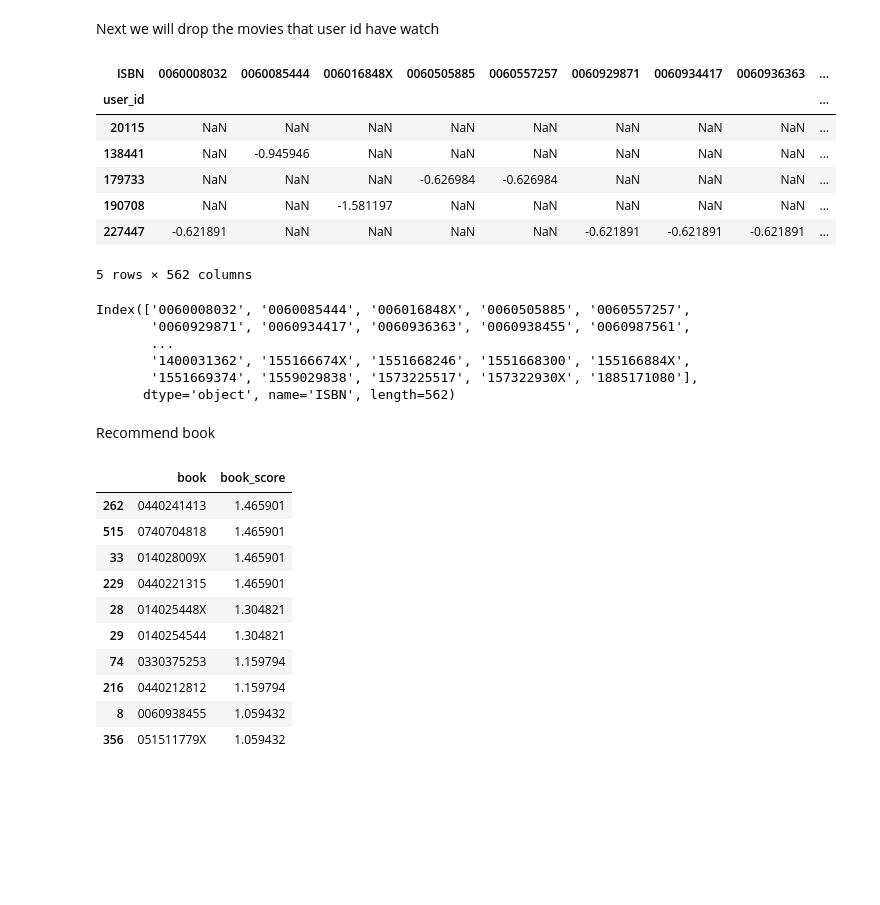
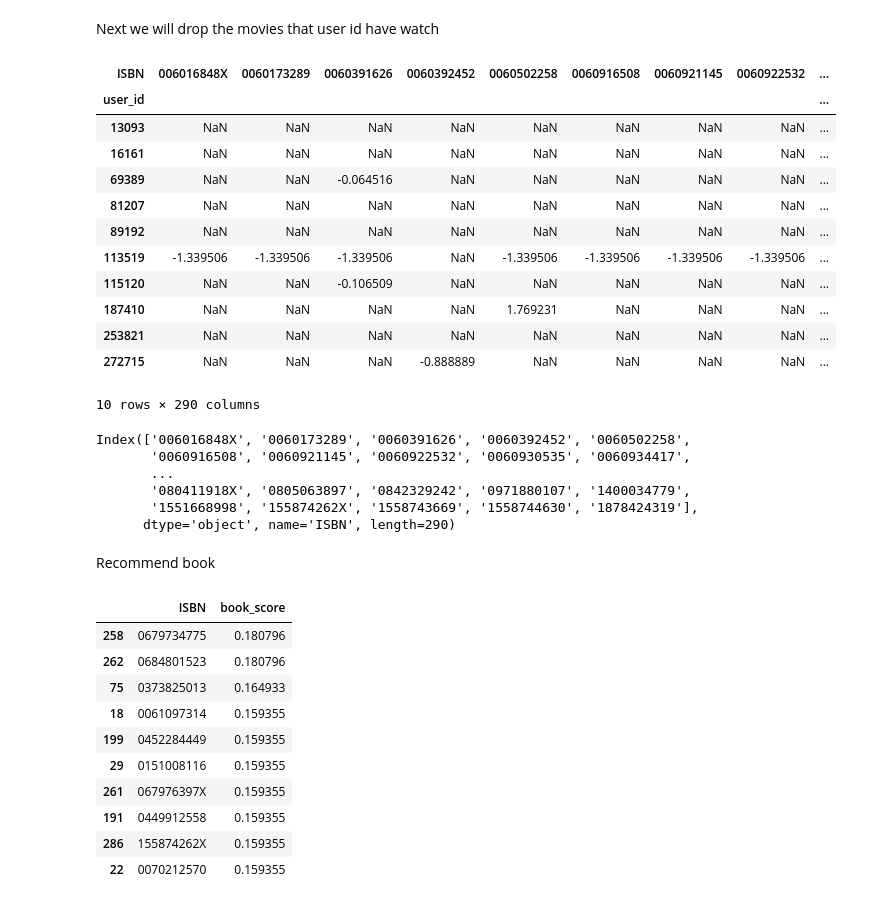
Before and after one commit to lehangan/book-rec, a Jupyter notebook: ngan/Untitled2.ipynb, the cells around one changed output. Drawn from its saved outputs; the diff is of its cells as text; code cells hidden in the pictures; blank space fills up the shorter version.

```diff
--- a/ngan/Untitled2.ipynb
+++ b/ngan/Untitled2.ipynb
@@ -16,9 +16,9 @@ def loaddata(filename):
     df = pd.read_csv(f'{filename}.csv',sep=';',error_bad_lines=False,warn_bad_lines=False,encoding='latin-1')
     return df
 
-book   = loaddata("BX-Books")
-user   = loaddata("BX-Users")
-rating = loaddata("BX-Book-Ratings")
+book   = loaddata("../../BX-Books")
+user   = loaddata("../../BX-Users")
+rating = loaddata("../../BX-Book-Ratings")
 # %%
 #Preprocessing Data
 book = book[['ISBN', 'Book-Title', 'Book-Author', 'Year-Of-Publication', 'Publisher']]
@@ -85,8 +85,8 @@ rating_books
 # In order to avoid rating bias & for making good recommendations, limit the dataset to only those
 # users that have made at least 250 ratings & books that have received at least 50 ratings
 
-rating = rating[rating['user_id'].isin(rating_users[rating_users['rating']>250]['user_id'])]
-rating = rating[rating['ISBN'].isin(rating_books[rating_books['rating']> 50]['ISBN'])]
+rating = rating[rating['user_id'].isin(rating_users[rating_users['rating']>=100]['user_id'])]
+rating = rating[rating['ISBN'].isin(rating_books[rating_books['rating']>= 100]['ISBN'])]
 
 rating
 # %% [output]
@@ -732,5 +691,5 @@ u_sim
 # %%
 # number of similar users
-k = 5
+k = 10
 # %%
-picked_u
+picked_u = 4017
@@ -776,56 +743,62 @@ Next we will drop the movies that user id have watch
 similar_user_book.drop(picked_userid_read.columns,axis=1, inplace = True,errors = 'ignore')
 similar_user_book
 # %% [output]
-| ISBN | 0060008032 | 0060085444 | 006016848X | 0060505885 | 0060557257 | 0060929871 | 0060934417 | 0060936363 | ... |
+| ISBN | 006016848X | 0060173289 | 0060391626 | 0060392452 | 0060502258 | 0060916508 | 0060921145 | 0060922532 | ... |
 | user_id |  |  |  |  |  |  |  |  | ... |
-| 20115 | NaN | NaN | NaN | NaN | NaN | NaN | NaN | NaN | ... |
-| 138441 | NaN | -0.945946 | NaN | NaN | NaN | NaN | NaN | NaN | ... |
-| 179733 | NaN | NaN | NaN | -0.626984 | -0.626984 | NaN | NaN | NaN | ... |
-| 190708 | NaN | NaN | -1.581197 | NaN | NaN | NaN | NaN | NaN | ... |
-| 227447 | -0.621891 | NaN | NaN | NaN | NaN | -0.621891 | -0.621891 | -0.621891 | ... |
+| 13093 | NaN | NaN | NaN | NaN | NaN | NaN | NaN | NaN | ... |
+| 16161 | NaN | NaN | NaN | NaN | NaN | NaN | NaN | NaN | ... |
+| 69389 | NaN | NaN | -0.064516 | NaN | NaN | NaN | NaN | NaN | ... |
+| 81207 | NaN | NaN | NaN | NaN | NaN | NaN | NaN | NaN | ... |
+| 89192 | NaN | NaN | NaN | NaN | NaN | NaN | NaN | NaN | ... |
+| 113519 | -1.339506 | -1.339506 | -1.339506 | NaN | -1.339506 | -1.339506 | -1.339506 | -1.339506 | ... |
+| 115120 | NaN | NaN | -0.106509 | NaN | NaN | NaN | NaN | NaN | ... |
+| 187410 | NaN | NaN | NaN | NaN | 1.769231 | NaN | NaN | NaN | ... |
+| 253821 | NaN | NaN | NaN | NaN | NaN | NaN | NaN | NaN | ... |
+| 272715 | NaN | NaN | NaN | -0.888889 | NaN | NaN | NaN | NaN | ... |
-5 rows × 562 columns
+10 rows × 290 columns
 # %%
 similar_user_book.columns
 # %% [output]
-Index(['0060008032', '0060085444', '006016848X', '0060505885', '0060557257',
-       '0060929871', '0060934417', '0060936363', '0060938455', '0060987561',
+Index(['006016848X', '0060173289', '0060391626', '0060392452', '0060502258',
+       '0060916508', '0060921145', '0060922532', '0060930535', '0060934417',
        ...
-       '1400031362', '155166674X', '1551668246', '1551668300', '155166884X',
-       '1551669374', '1559029838', '1573225517', '157322930X', '1885171080'],
-      dtype='object', name='ISBN', length=562)
+       '080411918X', '0805063897', '0842329242', '0971880107', '1400034779',
+       '1551668998', '155874262X', '1558743669', '1558744630', '1878424319'],
+      dtype='object', name='ISBN', length=290)
 # %% [markdown]
 Recommend book
 # %%
 item_score = {}
 
 for i in similar_user_book.columns:
     book_rating = similar_user_book[i]
     # create a variable to score the score
     total = 0
     # variable to store the number of score
-    count = 0
+    divide = 0
     for u in similar_user.index:
         if pd.isna(book_rating[u]) == False:
             score = similar_user[u] * book_rating[u]
             total +=score
-            count +=1
+            divide += abs(book_rating[u])
     # get average score for item
-    item_score[i] = total/count
+    item_score[i] = total/divide
 
-item_score = pd.DataFrame(item_score.items(), columns=['book', 'book_score'])
+m = 10
+item_score = pd.DataFrame(item_score.items(), columns=['ISBN', 'book_score'])
 ranked_item_score = item_score.sort_values(by= 'book_score', ascending=False)
 
-m=10
-ranked_item_score.head(m)
+ranked_book = ranked_item_score.head(10)
+ranked_book
 # %% [output]
-|  | book | book_score |
-| 262 | 0440241413 | 1.465901 |
-| 515 | 0740704818 | 1.465901 |
-| 33 | 014028009X | 1.465901 |
-| 229 | 0440221315 | 1.465901 |
-| 28 | 014025448X | 1.304821 |
-| 29 | 0140254544 | 1.304821 |
-| 74 | 0330375253 | 1.159794 |
-| 216 | 0440212812 | 1.159794 |
-| 8 | 0060938455 | 1.059432 |
-| 356 | 051511779X | 1.059432 |
+|  | ISBN | book_score |
+| 258 | 0679734775 | 0.180796 |
+| 262 | 0684801523 | 0.180796 |
+| 75 | 0373825013 | 0.164933 |
+| 18 | 0061097314 | 0.159355 |
+| 199 | 0452284449 | 0.159355 |
+| 29 | 0151008116 | 0.159355 |
+| 261 | 067976397X | 0.159355 |
+| 191 | 0449912558 | 0.159355 |
+| 286 | 155874262X | 0.159355 |
+| 22 | 0070212570 | 0.159355 |
```
Also changed, not shown: parts of 49 cells of this notebook.
